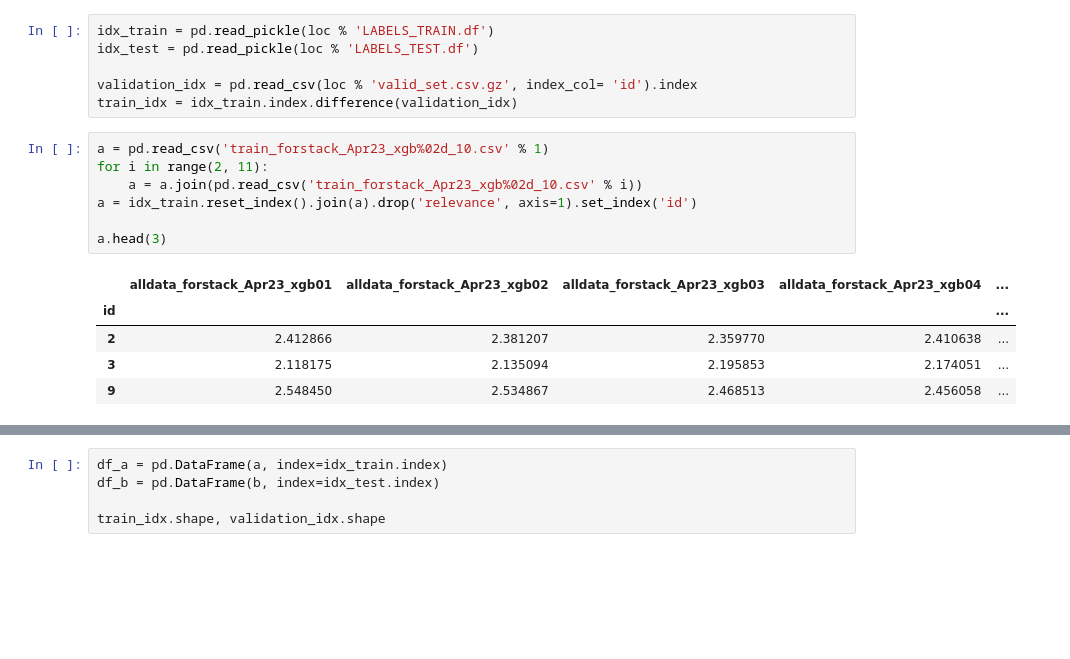
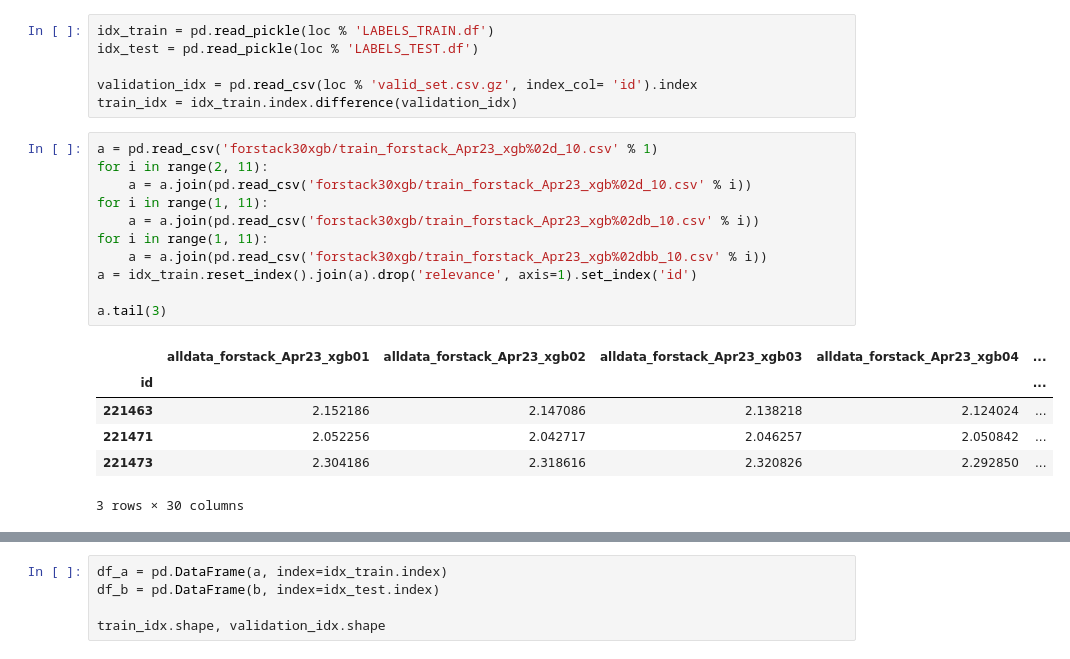
Before and after one commit to Bekbolatov/kaggle, a Jupyter notebook: events/hd/notebooks/features5_alexander.ipynb, the cells around one changed output, grey strips where cells are left out. Drawn from its saved outputs; the diff is of its cells as text; blank space fills up the shorter version.

```diff
--- a/events/hd/notebooks/features5_alexander.ipynb
+++ b/events/hd/notebooks/features5_alexander.ipynb
@@ -789,15 +792,20 @@ idx_test = pd.read_pickle(loc % 'LABELS_TEST.df')
 validation_idx = pd.read_csv(loc % 'valid_set.csv.gz', index_col= 'id').index
 train_idx = idx_train.index.difference(validation_idx)
 # %%
-a = pd.read_csv('train_forstack_Apr23_xgb%02d_10.csv' % 1)
+a = pd.read_csv('forstack30xgb/train_forstack_Apr23_xgb%02d_10.csv' % 1)
 for i in range(2, 11):
-    a = a.join(pd.read_csv('train_forstack_Apr23_xgb%02d_10.csv' % i))
+    a = a.join(pd.read_csv('forstack30xgb/train_forstack_Apr23_xgb%02d_10.csv' % i))
+for i in range(1, 11):
+    a = a.join(pd.read_csv('forstack30xgb/train_forstack_Apr23_xgb%02db_10.csv' % i))
+for i in range(1, 11):
+    a = a.join(pd.read_csv('forstack30xgb/train_forstack_Apr23_xgb%02dbb_10.csv' % i))
 a = idx_train.reset_index().join(a).drop('relevance', axis=1).set_index('id')
 
-a.head(3)
+a.tail(3)
 # %% [output]
 |  | alldata_forstack_Apr23_xgb01 | alldata_forstack_Apr23_xgb02 | alldata_forstack_Apr23_xgb03 | alldata_forstack_Apr23_xgb04 | ... |
 | id |  |  |  |  | ... |
-| 2 | 2.412866 | 2.381207 | 2.359770 | 2.410638 | ... |
-| 3 | 2.118175 | 2.135094 | 2.195853 | 2.174051 | ... |
-| 9 | 2.548450 | 2.534867 | 2.468513 | 2.456058 | ... |
+| 221463 | 2.152186 | 2.147086 | 2.138218 | 2.124024 | ... |
+| 221471 | 2.052256 | 2.042717 | 2.046257 | 2.050842 | ... |
+| 221473 | 2.304186 | 2.318616 | 2.320826 | 2.292850 | ... |
+3 rows × 30 columns
```
Also changed, not shown: parts of 32 cells of this notebook, 2 other files.
